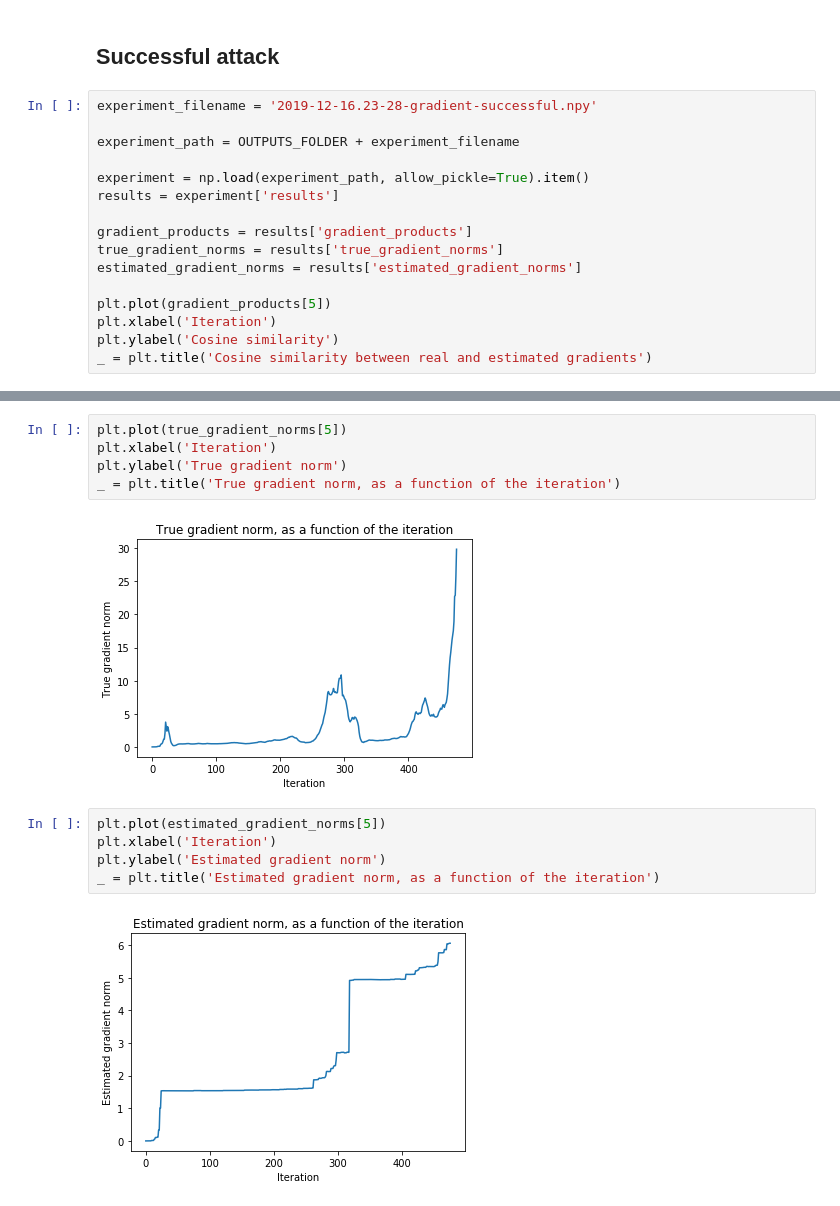
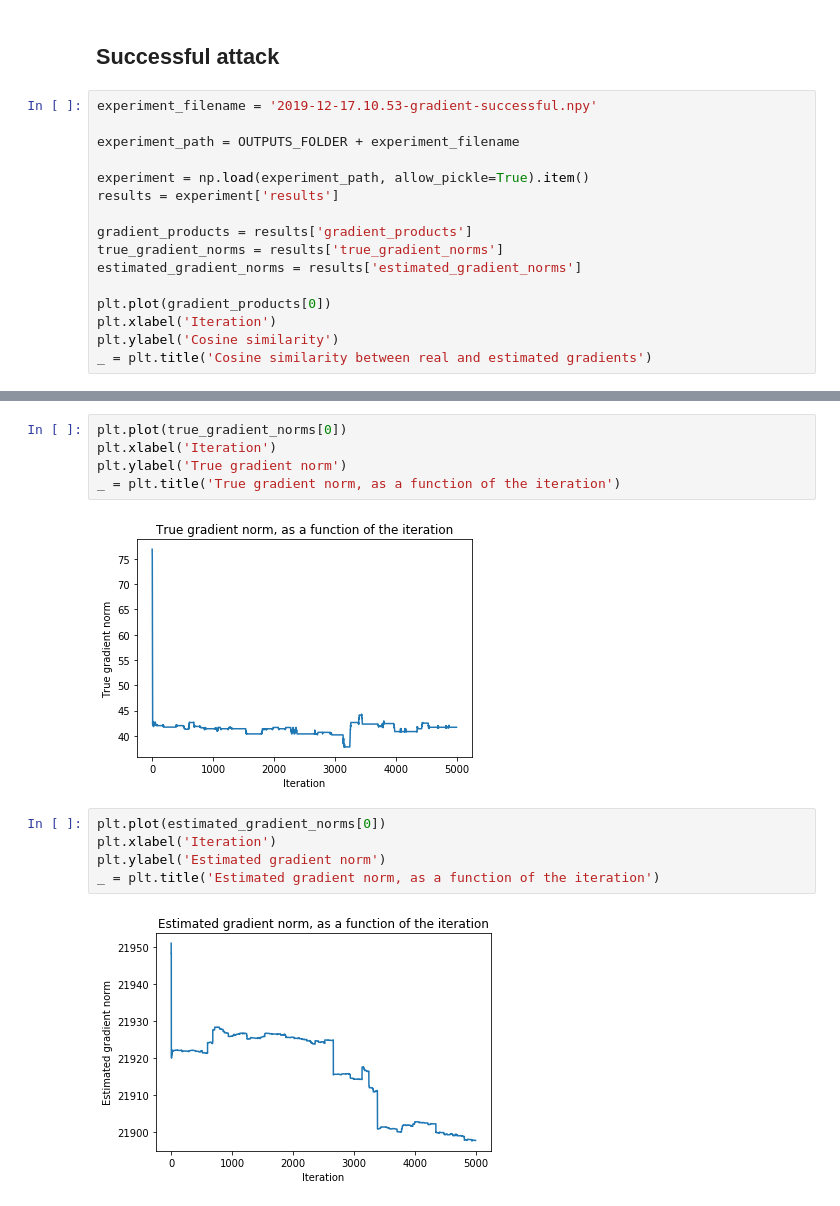
Before and after one commit to epfl-ml-reproducers/subspace-attack-reproduction, a Jupyter notebook: notebooks/experiment_analysis.ipynb, the cells around one changed output, grey strips where cells are left out. Saved outputs shown, nothing was run; the diff lists cells and outputs as text.

```diff
--- a/notebooks/experiment_analysis.ipynb
+++ b/notebooks/experiment_analysis.ipynb
@@ -129,7 +135,7 @@ _ = plt.title('Estimated gradient norm of a failed query, as a function of the i
 # %% [markdown]
 ## Successful attack
 # %%
-experiment_filename = '2019-12-16.23-28-gradient-successful.npy'
+experiment_filename = '2019-12-17.10.53-gradient-successful.npy'
 
 experiment_path = OUTPUTS_FOLDER + experiment_filename
 
@@ -140,7 +146,7 @@ gradient_products = results['gradient_products']
 true_gradient_norms = results['true_gradient_norms']
 estimated_gradient_norms = results['estimated_gradient_norms']
 
-plt.plot(gradient_products[5])
+plt.plot(gradient_products[0])
 plt.xlabel('Iteration')
 plt.ylabel('Cosine similarity')
 _ = plt.title('Cosine similarity between real and estimated gradients')
@@ -169,14 +155,14 @@ experiment
 # %%
-plt.plot(true_gradient_norms[5])
+plt.plot(true_gradient_norms[0])
 plt.xlabel('Iteration')
 plt.ylabel('True gradient norm')
 _ = plt.title('True gradient norm, as a function of the iteration')
 # %% [output]
-[figure, old version]
+[figure, new version]
 # %%
-plt.plot(estimated_gradient_norms[5])
+plt.plot(estimated_gradient_norms[0])
 plt.xlabel('Iteration')
 plt.ylabel('Estimated gradient norm')
 _ = plt.title('Estimated gradient norm, as a function of the iteration')
 # %% [output]
-[figure, old version]
+[figure, new version]
```
Also changed, not shown: parts of 6 cells of this notebook, 2 other files.
